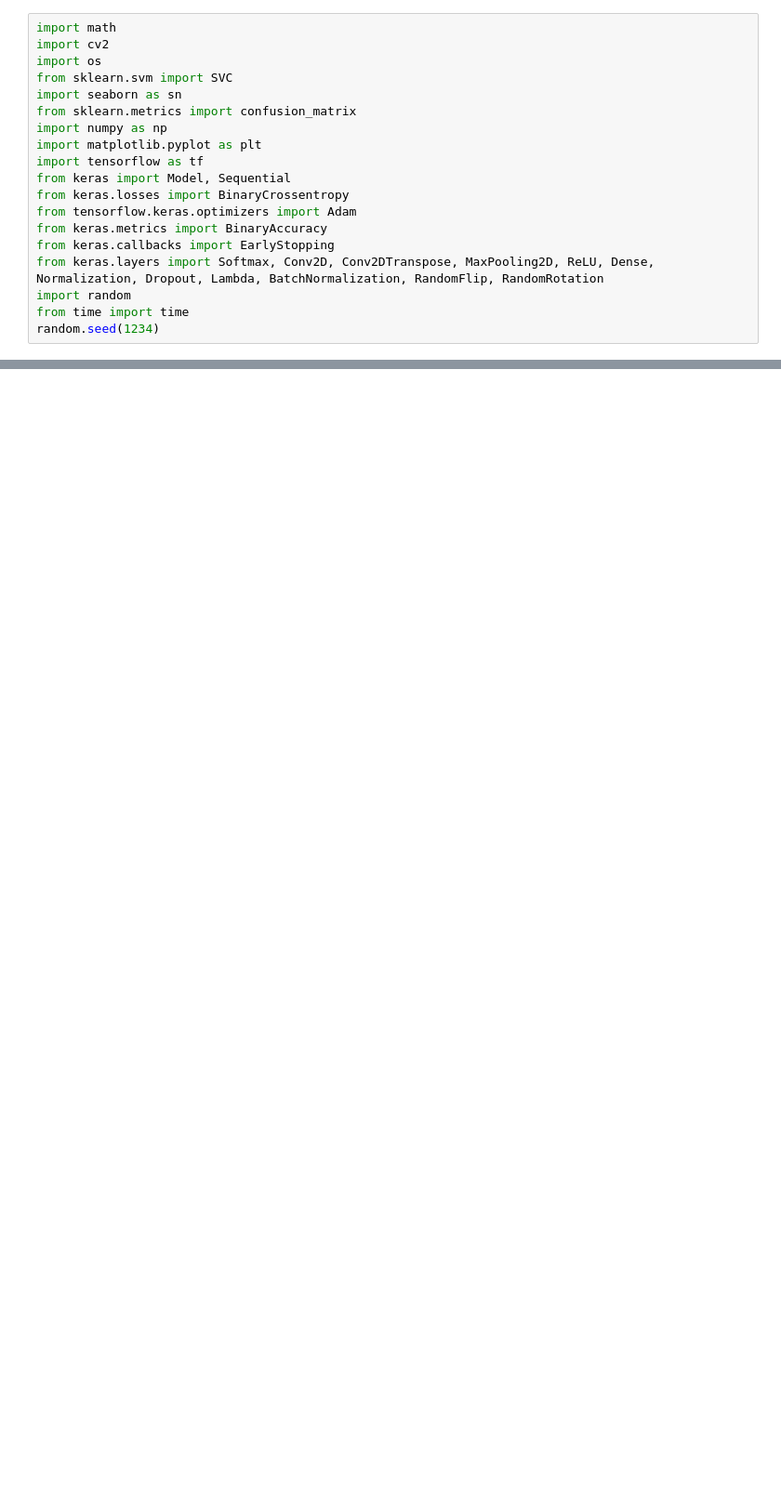
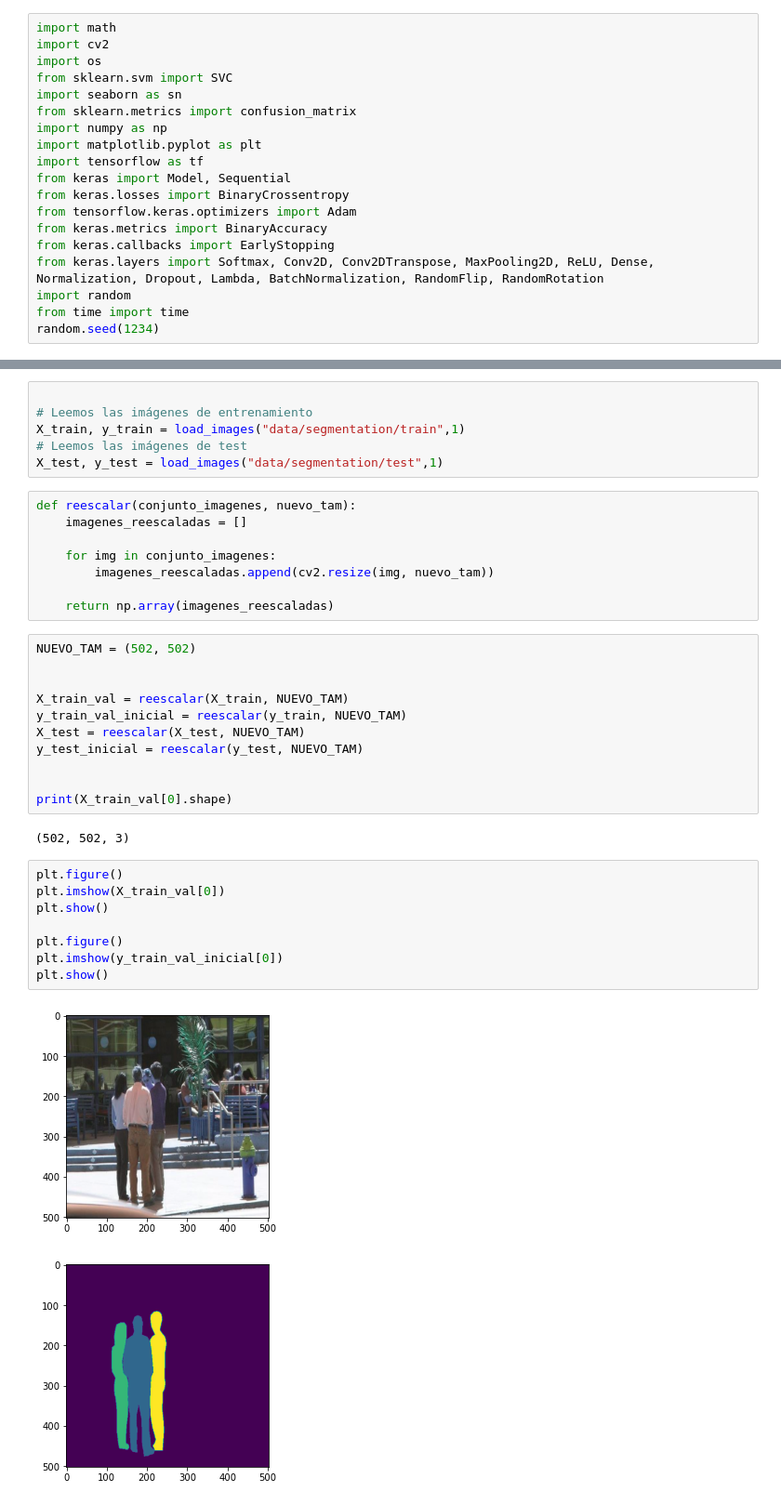
Before and after one commit to Juane99/VC_TEORIA_DATCOM, a Jupyter notebook: segmentation.ipynb, the cells around one changed output, grey strips where cells are left out. Shown at 93% size. Drawn from its saved outputs; the diff is of its cells as text; blank space fills up the shorter version.

Commit message:
cargo las imágenes y preproceso para dejarlas listas para la red neuronal

```diff
--- a/segmentation.ipynb
+++ b/segmentation.ipynb
@@ -19,0 +41,38 @@ random.seed(1234)
+# %%
+
+# Leemos las imágenes de entrenamiento
+X_train, y_train = load_images("data/segmentation/train",1)
+# Leemos las imágenes de test
+X_test, y_test = load_images("data/segmentation/test",1)
+# %%
+def reescalar(conjunto_imagenes, nuevo_tam):
+    imagenes_reescaladas = []
+
+    for img in conjunto_imagenes:
+        imagenes_reescaladas.append(cv2.resize(img, nuevo_tam))
+
+    return np.array(imagenes_reescaladas)
+# %%
+NUEVO_TAM = (502, 502)
+
+
+X_train_val = reescalar(X_train, NUEVO_TAM)
+y_train_val_inicial = reescalar(y_train, NUEVO_TAM)
+X_test = reescalar(X_test, NUEVO_TAM)
+y_test_inicial = reescalar(y_test, NUEVO_TAM)
+
+
+print(X_train_val[0].shape)
+# %% [output]
+(502, 502, 3)
+# %%
+plt.figure()
+plt.imshow(X_train_val[0])
+plt.show()
+
+plt.figure()
+plt.imshow(y_train_val_inicial[0])
+plt.show()
+# %% [output]
+[figure, added]
+[figure, added]
```
Also changed, not shown: parts of 8 cells of this notebook.
